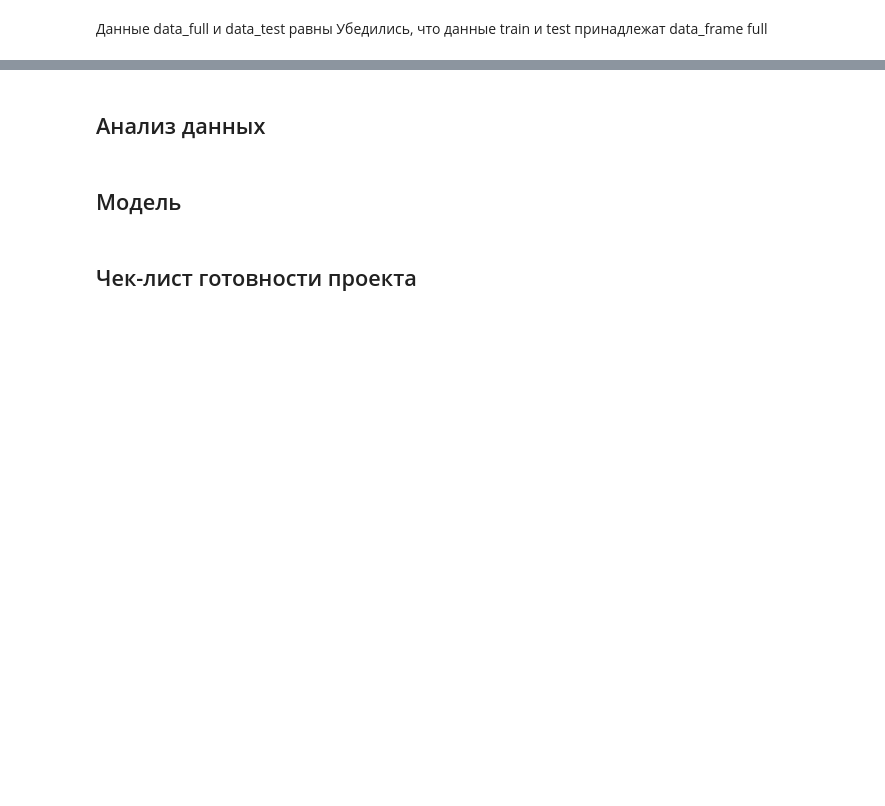
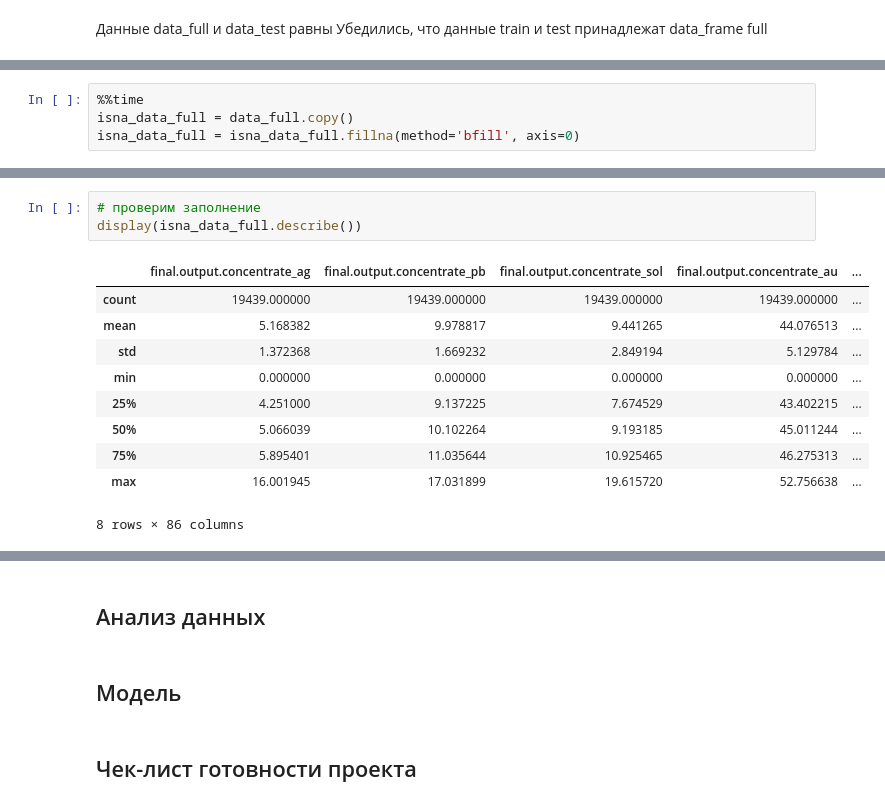
Before and after one commit to MaxMacClane/Ypracticum, a Jupyter notebook: Сборный проект 2/155ecb21-6d88-49f0-b43e-3c2e1f6c3c9b.ipynb, the cells around one changed output, grey strips where cells are left out. Drawn from its saved outputs; the diff is of its cells as text; blank space fills up the shorter version.

```diff
--- a/Сборный проект 2/155ecb21-6d88-49f0-b43e-3c2e1f6c3c9b.ipynb
+++ b/Сборный проект 2/155ecb21-6d88-49f0-b43e-3c2e1f6c3c9b.ipynb
@@ -423,0 +466,4 @@ plt.xticks(rotation=90);
+# %%
+%%time
+isna_data_full = data_full.copy()
+isna_data_full = isna_data_full.fillna(method='bfill', axis=0)
@@ -423,0 +473,14 @@ plt.xticks(rotation=90);
+# %%
+# проверим заполнение
+display(isna_data_full.describe())
+# %% [output]
+|  | final.output.concentrate_ag | final.output.concentrate_pb | final.output.concentrate_sol | final.output.concentrate_au | ... |
+| count | 19439.000000 | 19439.000000 | 19439.000000 | 19439.000000 | ... |
+| mean | 5.168382 | 9.978817 | 9.441265 | 44.076513 | ... |
+| std | 1.372368 | 1.669232 | 2.849194 | 5.129784 | ... |
+| min | 0.000000 | 0.000000 | 0.000000 | 0.000000 | ... |
+| 25% | 4.251000 | 9.137225 | 7.674529 | 43.402215 | ... |
+| 50% | 5.066039 | 10.102264 | 9.193185 | 45.011244 | ... |
+| 75% | 5.895401 | 11.035644 | 10.925465 | 46.275313 | ... |
+| max | 16.001945 | 17.031899 | 19.615720 | 52.756638 | ... |
+8 rows × 86 columns
```
Also changed, not shown: parts of 22 cells of this notebook.
